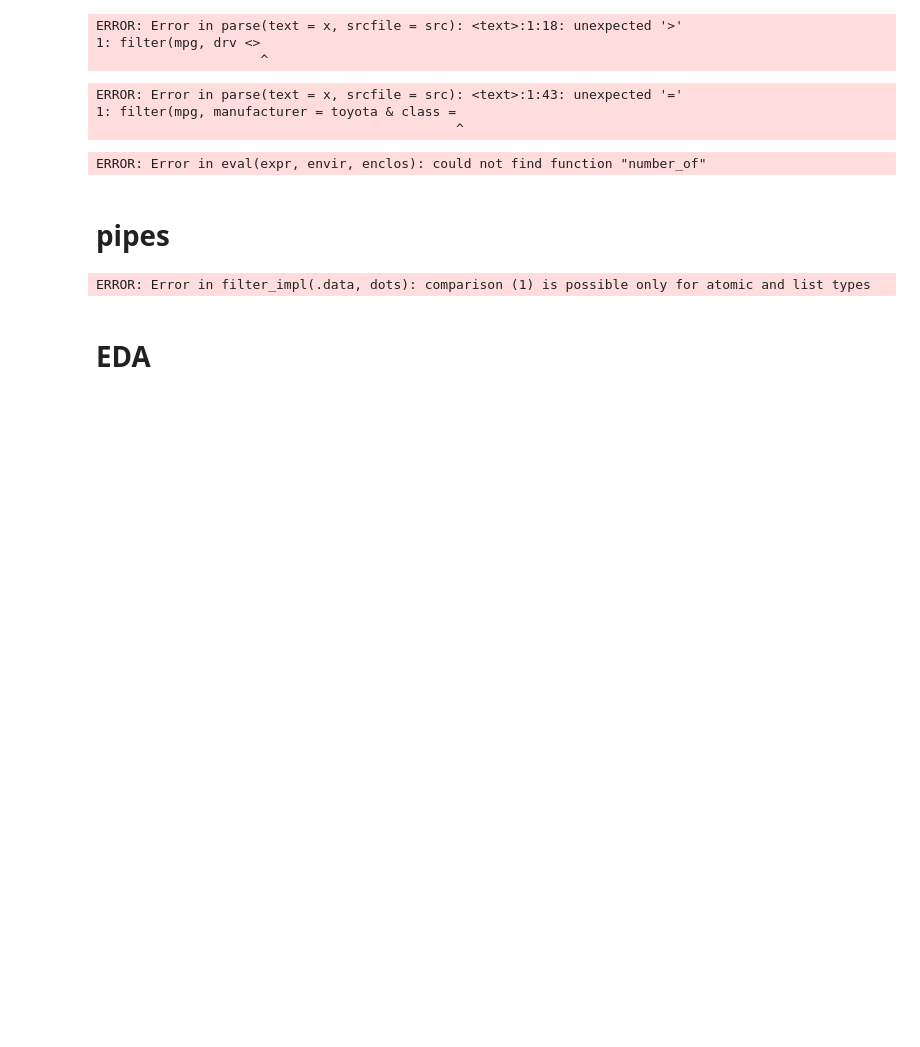
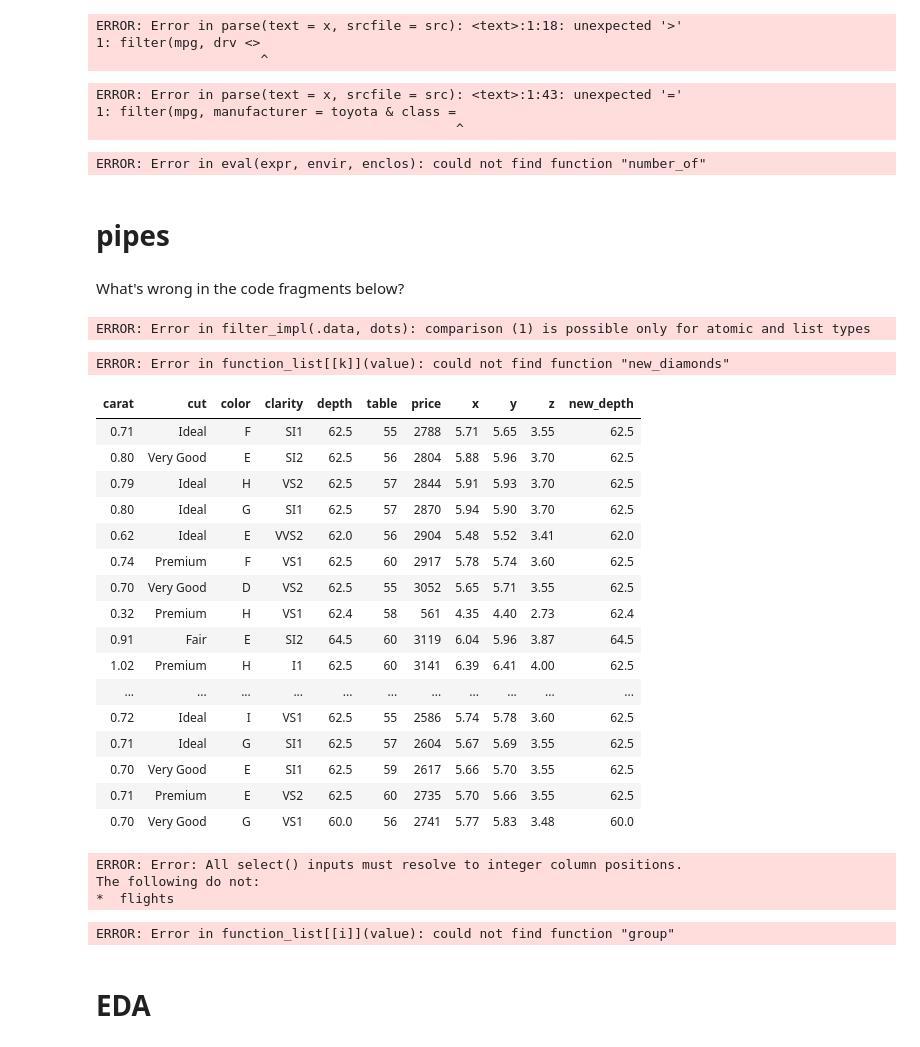
Before and after one commit to ambujtewari/stats306-fall2017, a Jupyter notebook: Lecture10.ipynb, the cells around one changed output. Drawn from its saved outputs; the diff is of its cells as text; code cells hidden in the pictures; blank space fills up the shorter version.

```diff
--- a/Lecture10.ipynb
+++ b/Lecture10.ipynb
@@ -101,4 +101,6 @@ number_of(filter(mpg, cyl == 4)) # find the number of vehicle with 4 cylinders
 ERROR: Error in eval(expr, envir, enclos): could not find function "number_of"
 # %% [markdown]
 # pipes
+# %% [markdown]
+What's wrong in the code fragments below?
 # %%
@@ -108,5 +110,60 @@ select(mpg, hwy) %>%
     arrange(hwy)
 # %% [output]
 ERROR: Error in filter_impl(.data, dots): comparison (1) is possible only for atomic and list types
+# %%
+# depth variable in diamonds is supposed to be the ratio (as a percentage) between z and mean of x,y
+# add a new column new_depth where we compute it ourselves
+# assign it to a variable called new_diamonds
+mutate(diamonds, new_depth <- 100*2*z/(x+y)) %>%
+    new_diamonds
+# %% [output]
+ERROR: Error in function_list[[k]](value): could not find function "new_diamonds"
+# %%
+# check if depth and new_depth are close to each other within machine precision
+filter(new_diamonds, depth == new_depth)
+# %% [output]
+| carat | cut | color | clarity | depth | table | price | x | y | z | new_depth |
+| 0.71 | Ideal | F | SI1 | 62.5 | 55 | 2788 | 5.71 | 5.65 | 3.55 | 62.5 |
+| 0.80 | Very Good | E | SI2 | 62.5 | 56 | 2804 | 5.88 | 5.96 | 3.70 | 62.5 |
+| 0.79 | Ideal | H | VS2 | 62.5 | 57 | 2844 | 5.91 | 5.93 | 3.70 | 62.5 |
+| 0.80 | Ideal | G | SI1 | 62.5 | 57 | 2870 | 5.94 | 5.90 | 3.70 | 62.5 |
+| 0.62 | Ideal | E | VVS2 | 62.0 | 56 | 2904 | 5.48 | 5.52 | 3.41 | 62.0 |
+| 0.74 | Premium | F | VS1 | 62.5 | 60 | 2917 | 5.78 | 5.74 | 3.60 | 62.5 |
+| 0.70 | Very Good | D | VS2 | 62.5 | 55 | 3052 | 5.65 | 5.71 | 3.55 | 62.5 |
+| 0.32 | Premium | H | VS1 | 62.4 | 58 | 561 | 4.35 | 4.40 | 2.73 | 62.4 |
+| 0.91 | Fair | E | SI2 | 64.5 | 60 | 3119 | 6.04 | 5.96 | 3.87 | 64.5 |
+| 1.02 | Premium | H | I1 | 62.5 | 60 | 3141 | 6.39 | 6.41 | 4.00 | 62.5 |
+| ... | ... | ... | ... | ... | ... | ... | ... | ... | ... | ... |
+| 0.72 | Ideal | I | VS1 | 62.5 | 55 | 2586 | 5.74 | 5.78 | 3.60 | 62.5 |
+| 0.71 | Ideal | G | SI1 | 62.5 | 57 | 2604 | 5.67 | 5.69 | 3.55 | 62.5 |
+| 0.70 | Very Good | E | SI1 | 62.5 | 59 | 2617 | 5.66 | 5.70 | 3.55 | 62.5 |
+| 0.71 | Premium | E | VS2 | 62.5 | 60 | 2735 | 5.70 | 5.66 | 3.55 | 62.5 |
+| 0.70 | Very Good | G | VS1 | 60.0 | 56 | 2741 | 5.77 | 5.83 | 3.48 | 60.0 |
+# %%
+# Note that distance is in miles and air_time is in minutes
+#
+# add a speed variable in m.p.h. obtained by dividing distance and air_time, then
+# select only distance and air_time, then
+# plot a scatter of speed (y axis) vs distance (x axis)
+library(nycflights13)
+mutate(flights, speed = 60*distance/air_time) %>%
+    select(flights, distance, air_time) %>%
+    ggplot(mapping = aes(x = distance, y = air_time)) +
+        geom_point()
+# %% [output]
+ERROR: Error: All select() inputs must resolve to integer column positions.
+The following do not:
+*  flights
+# %%
+# show a bar chart of average highway mileage of vehicle produced by each manufacturer
+# manufacturer names are long so make sure to flip the coordinate axes in the bar chart
+mpg %>%
+    group(manufacturer) %>%
+    summarize(average_hwy = mean(hwy)) %>%
+    ggplot() %>%
+        geom_bar(mapping = aes(x = manufacturer, y = hwy)) +
+        coord_flip()
+# %% [output]
+ERROR: Error in function_list[[i]](value): could not find function "group"
 # %% [markdown]
 # EDA
```
Also changed, not shown: parts of 1 cell of this notebook.
